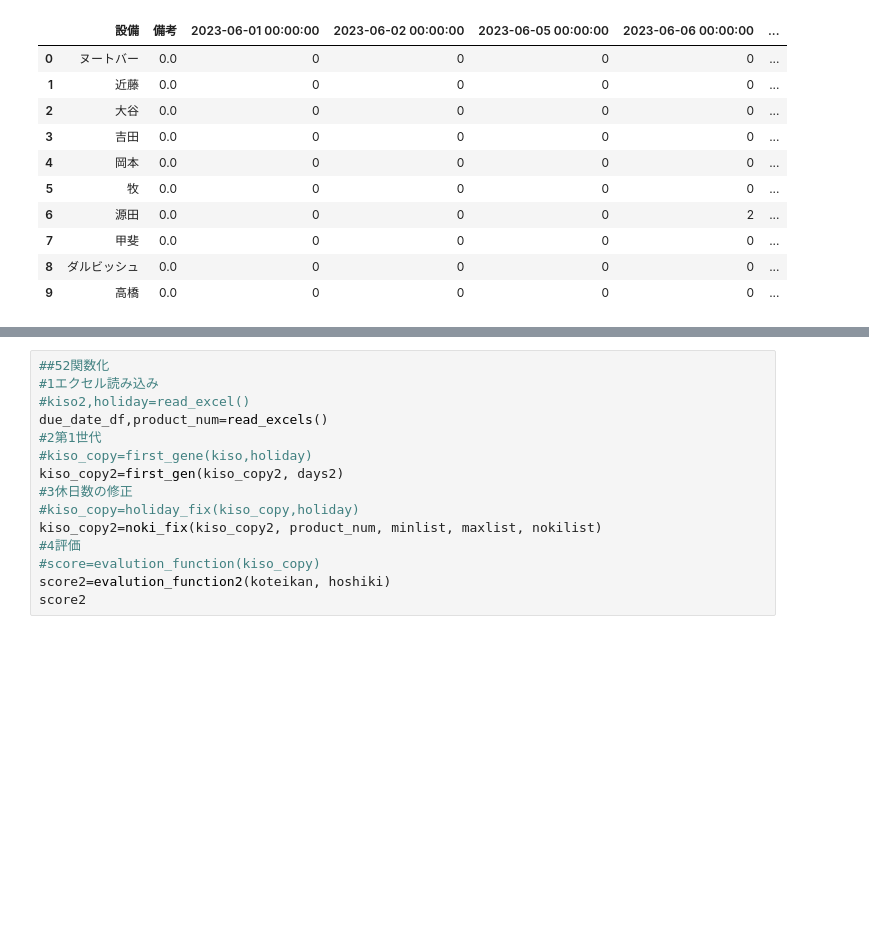
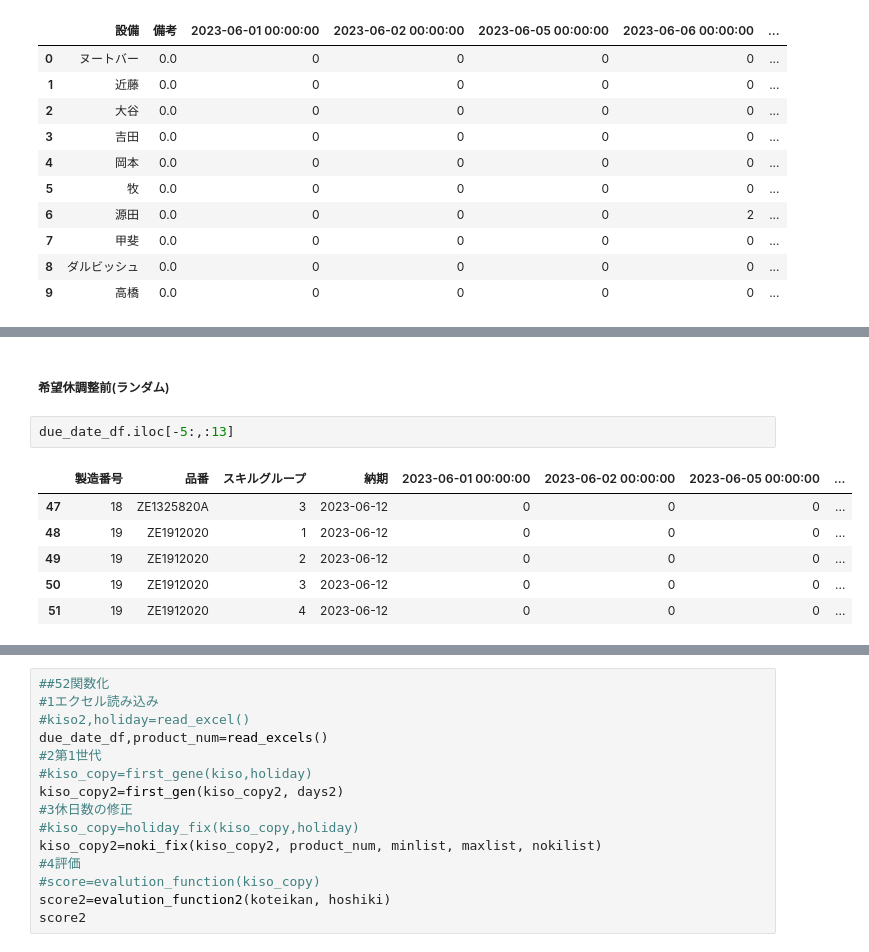
Before and after one commit to koki-samurai652/auto-scheduler, a Jupyter notebook: AutoScheduler.ipynb, the cells around one changed output, grey strips where cells are left out. Drawn from its saved outputs; the diff is of its cells as text; blank space fills up the shorter version.

```diff
--- a/AutoScheduler.ipynb
+++ b/AutoScheduler.ipynb
@@ -363,0 +417,11 @@ NameError: name 'noki_fix' is not defined
+# %% [markdown]
+##### 希望休調整前(ランダム)
+# %%
+due_date_df.iloc[-5:,:13]
+# %% [output]
+|  | 製造番号 | 品番 | スキルグループ | 納期 | 2023-06-01 00:00:00 | 2023-06-02 00:00:00 | 2023-06-05 00:00:00 | ... |
+| 47 | 18 | ZE1325820A | 3 | 2023-06-12 | 0 | 0 | 0 | ... |
+| 48 | 19 | ZE1912020 | 1 | 2023-06-12 | 0 | 0 | 0 | ... |
+| 49 | 19 | ZE1912020 | 2 | 2023-06-12 | 0 | 0 | 0 | ... |
+| 50 | 19 | ZE1912020 | 3 | 2023-06-12 | 0 | 0 | 0 | ... |
+| 51 | 19 | ZE1912020 | 4 | 2023-06-12 | 0 | 0 | 0 | ... |
```
Also changed, not shown: parts of 38 cells of this notebook, 1 other file.
